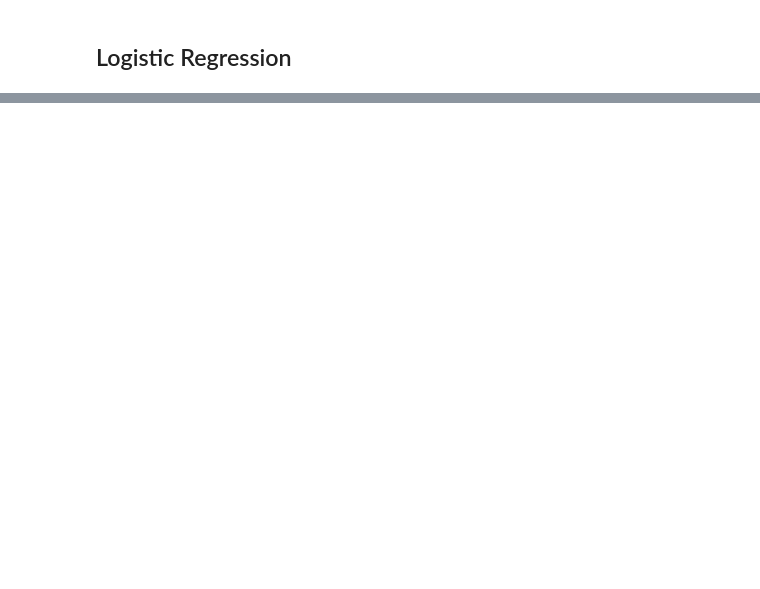
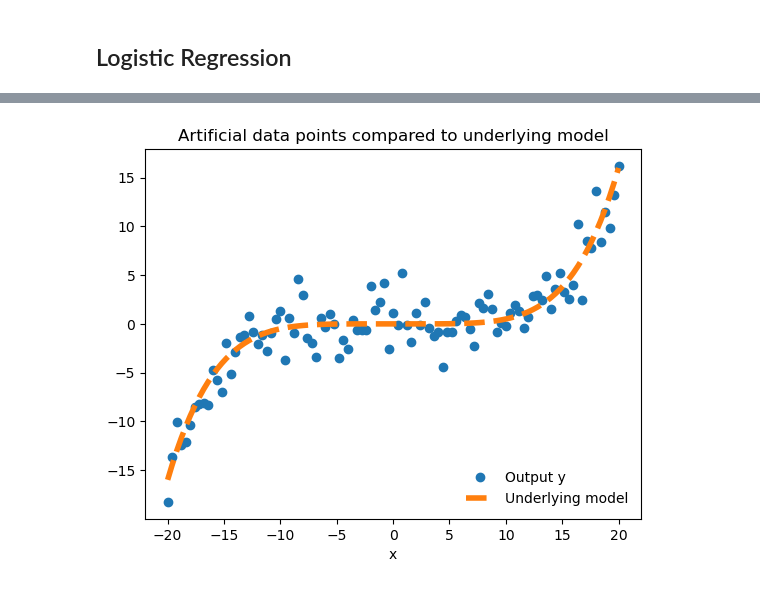
Before and after one commit to puszekjuliuszek/PUMy, a Jupyter notebook: lab1/Untitled2.ipynb, the cells around one changed output, grey strips where cells are left out. Cells and saved outputs as stored; diff of their text form; code cells hidden in the pictures; blank space fills up the shorter version.

```diff
--- a/lab1/Untitled2.ipynb
+++ b/lab1/Untitled2.ipynb
@@ -191,0 +202,18 @@ draw_model(poly_pred)
+# %%
+grid = np.linspace(-20,20,101)
+#artificial input values x match the grid
+x = np.linspace(-20,20,101)
+#artifical output values y: polynomial of degree 5 plus a random error term (normally distributed with mean 0 and standard deviation 2, using a fixed seed for reproducible results)
+#So the best estimator for y should be a polynom of degree 5
+np.random.seed(111)
+y = 0.000005*x**5 + 2*np.random.randn(len(x))
+# %%
+plt.style.use('default')
+plt.plot(x,y,'o', label = 'Output y') # Artificial Datapoints
+plt.plot(x,0.000005*x**5,'--',lw=4, label = 'Underlying model') #'Real' underlying model
+plt.title('Artificial data points compared to underlying model')
+plt.xlabel('x')
+plt.legend(loc ='lower right',frameon=False)
+plt.show()
+# %% [output]
+[figure, added]
```
Also changed, not shown: parts of 37 cells of this notebook, 4 other files.
